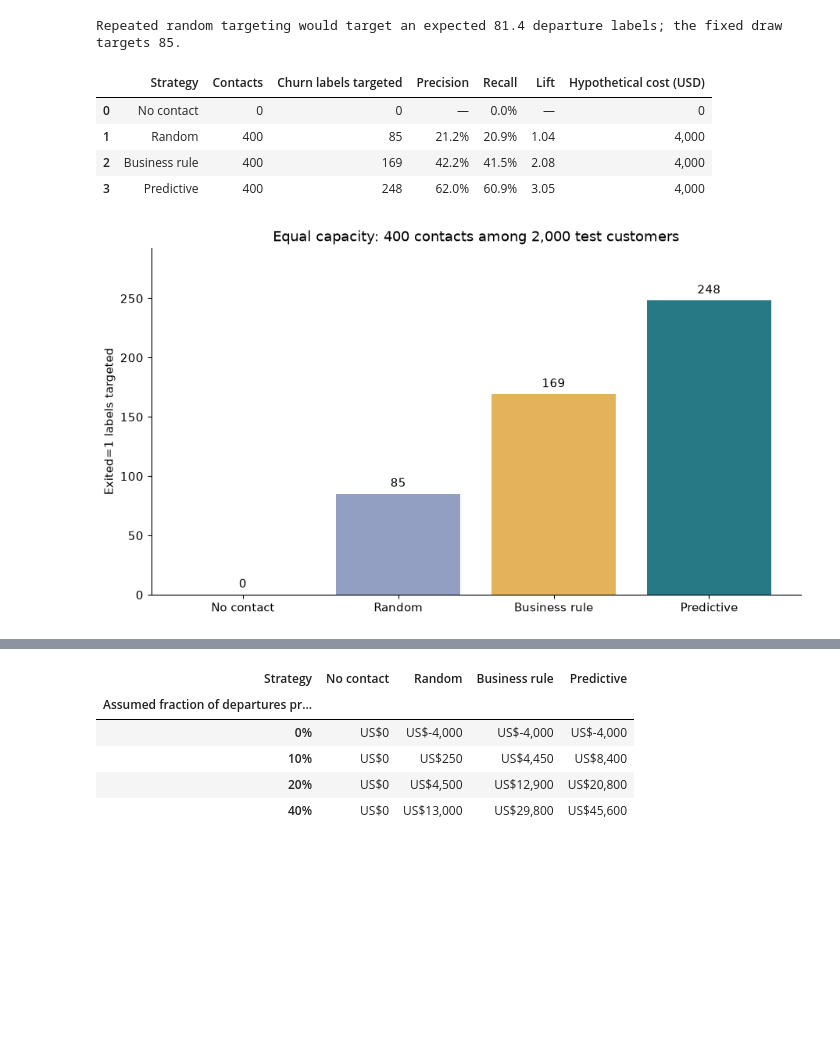
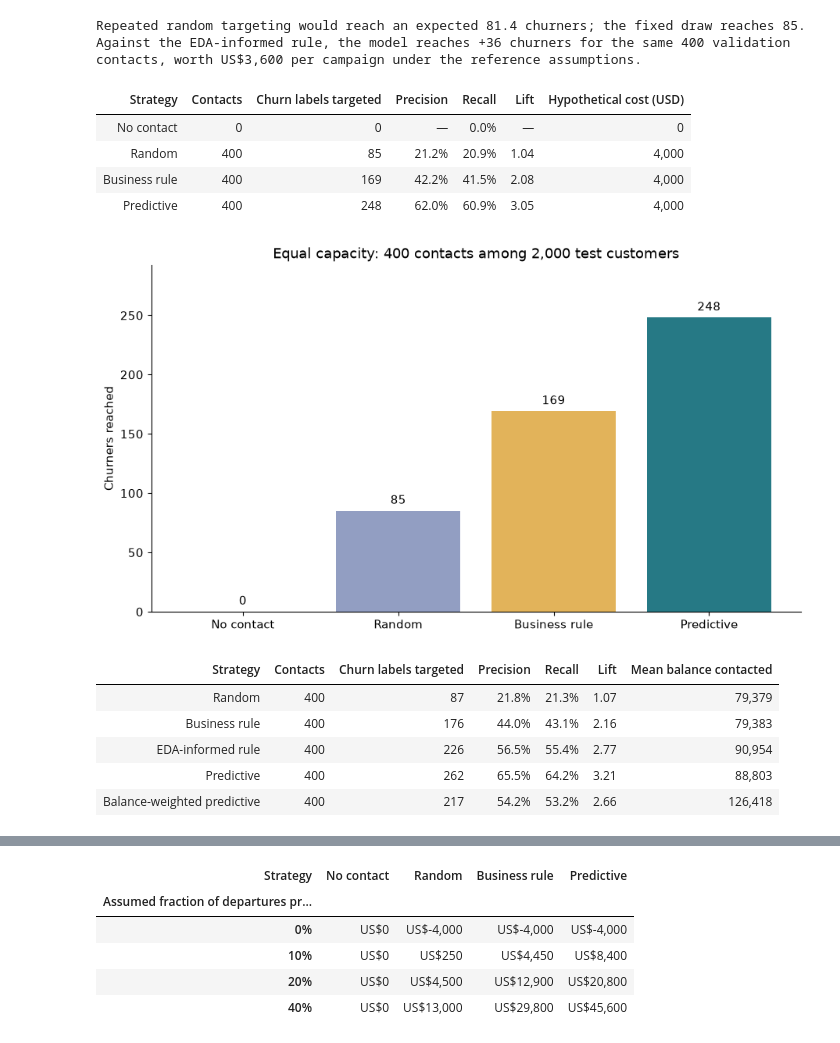
Before and after one commit to capristunt/bank-churn-analysis, a Jupyter notebook: notebooks/04-business-insights.ipynb, the cells around one changed output, grey strips where cells are left out. Drawn from its saved outputs; the diff is of its cells as text; code cells hidden in the pictures; blank space fills up the shorter version.

```diff
--- a/notebooks/04-business-insights.ipynb
+++ b/notebooks/04-business-insights.ipynb
@@ -31,16 +31,31 @@ segments=pd.read_csv(OUT/'segments_train.csv')
 eda=json.loads((OUT/'eda_summary.json').read_text())
 assert eda['source_split_sha256']==freeze['split_sha256']
 assert result['selected_model']==freeze['selected_model']
+# Business views produced by 02 and 03; read, never recomputed here.
+profiles=pd.read_csv(OUT/'profiles_train.csv')
+age_fine=pd.read_csv(OUT/'age_bands_train.csv')
+context=json.loads((OUT/'business_context_train.json').read_text())
+explanation=json.loads((OUT/'model_explanation.json').read_text())
+bench=pd.read_csv(OUT/'targeting_rules_validation.csv')
+curve=pd.read_csv(OUT/'gain_curve_validation.csv')
 strategy=pd.DataFrame(result['strategies'])
 eco=freeze['economics']
 chosen=result['metrics'][result['selected_model']]
 ci=result['selected_bootstrap_ic95']
+q_breakeven=eco['cost_eur']*chosen['contacts']/(eco['margin_eur']*chosen['departs_contactes'])
+kpi=pd.DataFrame([
+ {'Indicateur':'Churners reached by contacting 20% of customers','Valeur (test)':f"{chosen['rappel_budget']:.0%} ({chosen['departs_contactes']} of {result['positifs_test']})"},
+ {'Indicateur':'Efficiency versus a random campaign','Valeur (test)':f"×{chosen['lift_budget']:.1f}"},
+ {'Indicateur':'Efficiency versus the frozen business rule','Valeur (test)':f"+{chosen['departs_contactes']/int(strategy.set_index('strategie').loc['Métier','departs_contactes'])-1:.0%} churners reached"},
+ {'Indicateur':'Retention rate needed to break even','Valeur (test)':f"{q_breakeven:.1%} of contacted churners"},
+]).set_index('Indicateur')
+display(kpi.style)
 display(Markdown(f"""## What the study establishes
 
-Among **{result['n_test']:,} test customers**, with **{result['positifs_test']} departure labels**, the model selected on validation is **{en(result['selected_model'])}**. Its ROC-AUC is **{chosen['roc_auc']:.3f}** (95% bootstrap CI {ci['roc_auc']['bas']:.3f}–{ci['roc_auc']['haut']:.3f}), and AP is **{chosen['average_precision']:.3f}**, compared with test prevalence of **{chosen['prevalence']:.1%}**. Brier is **{chosen['brier']:.3f}**.
+Among **{result['n_test']:,} test customers** carrying **{result['positifs_test']} churn labels**, the model selected on validation is **{en(result['selected_model'])}**. Its ROC-AUC is **{chosen['roc_auc']:.3f}** (95% bootstrap CI {ci['roc_auc']['bas']:.3f}–{ci['roc_auc']['haut']:.3f}) and its average precision **{chosen['average_precision']:.3f}**, against a test prevalence of **{chosen['prevalence']:.1%}**; Brier is **{chosen['brier']:.3f}**.
 
-At an illustrative capacity of **20%**, or **{chosen['contacts']} contacts**, predictive targeting concentrates **{chosen['departs_contactes']} departure labels**: precision **{chosen['precision_budget']:.1%}**, recall **{chosen['rappel_budget']:.1%}**, lift **{chosen['lift_budget']:.2f}**. The bootstrap interval for precision is {ci['precision_budget']['bas']:.1%}–{ci['precision_budget']['haut']:.1%} (1,000 resamples; fixed model).
+At a capacity of **{chosen['contacts']} contacts**, predictive targeting reaches **{chosen['departs_contactes']} churners**: precision **{chosen['precision_budget']:.1%}** (bootstrap {ci['precision_budget']['bas']:.1%}–{ci['precision_budget']['haut']:.1%}), recall **{chosen['rappel_budget']:.1%}**, lift **{chosen['lift_budget']:.2f}**.
 
-These figures come from notebook 03. They assess retrospective ranking without evidence that features precede departure. Sigmoid calibration was selected for its better **validation** Brier score; its benefit is not guaranteed on the test set. The 20% quota is a capacity scenario, not a demonstrated optimal budget.
+**What this study can and cannot tell you.** It ranks churn risk on undated retrospective records, and that ranking is measured. It does not measure whether any offer retains anyone: the label records a departure, not a response, and no customer in this file was ever contacted. The split is random rather than chronological, feature timing before departure is unverified, and the churn definition is an educational convention. Every dollar figure below follows from assumptions fixed in 03, not from a campaign. These limits apply to the whole notebook and are not repeated section by section; the full list closes the report.
 """))
 # %% [output]
@@ -102,20 +124,33 @@ Churn risk does not measure response to an offer. “Targeted departures” are
 # %%
 target_table=strategy[['strategie','contacts','departs_contactes','precision','rappel','lift','cout_scenario_eur']].rename(columns={'strategie':'Stratégie','contacts':'Contacts','departs_contactes':'Labels départ ciblés','precision':'Précision','rappel':'Rappel','lift':'Lift','cout_scenario_eur':'Coût hypothétique (USD)'})
-display(target_table.style.format({'Précision':'{:.1%}','Rappel':'{:.1%}','Lift':'{:.2f}','Coût hypothétique (USD)':'{:,.0f}'},na_rep='—'))
+display(target_table.style.format({'Précision':'{:.1%}','Rappel':'{:.1%}','Lift':'{:.2f}','Coût hypothétique (USD)':'{:,.0f}'},na_rep='—').hide(axis='index'))
 fig,ax=plt.subplots(layout='constrained')
 bars=ax.bar(strategy.strategie.map(en),strategy.departs_contactes,color=['#969696','#929ec2','#e2b35a','#267985'])
 ax.bar_label(bars,padding=4)
-ax.set(ylabel='Exited=1 labels targeted',title='Equal capacity: 400 contacts among 2,000 test customers',ylim=(0,strategy.departs_contactes.max()*1.18))
+ax.set(ylabel='Churners reached',title='Equal capacity: 400 contacts among 2,000 test customers',ylim=(0,strategy.departs_contactes.max()*1.18))
 plt.show()
-print(f"Repeated random targeting would target an expected {result['random_expected_departures']:.1f} departure labels; the fixed draw targets {int(strategy.loc[strategy.strategie.eq('Aléatoire'),'departs_contactes'].iloc[0])}.")
+print(f"Repeated random targeting would reach an expected {result['random_expected_departures']:.1f} churners; the fixed draw reaches {int(strategy.loc[strategy.strategie.eq('Aléatoire'),'departs_contactes'].iloc[0])}.")
+# Fairer benchmark, computed on validation in 03 and declared post hoc.
+fair=bench.rename(columns={'strategie':'Stratégie','contacts':'Contacts','departs_contactes':'Labels départ ciblés','precision':'Précision','rappel':'Rappel','lift':'Lift','solde_moyen_contactes':'Mean balance contacted'})
+fair['Stratégie']=fair['Stratégie'].map(en)
+display(fair.style.format({'Précision':'{:.1%}','Rappel':'{:.1%}','Lift':'{:.2f}','Mean balance contacted':'{:,.0f}'}).hide(axis='index'))
+advance=explanation['avance_sur_regle_eda']
+print(f"Against the EDA-informed rule, the model reaches +{advance['departs']} churners for the same 400 validation contacts, worth US${advance['gain_scenario_usd']:,.0f} per campaign under the reference assumptions.")
 # %% [output]
-Repeated random targeting would target an expected 81.4 departure labels; the fixed draw targets 85.
+Repeated random targeting would reach an expected 81.4 churners; the fixed draw reaches 85.
+Against the EDA-informed rule, the model reaches +36 churners for the same 400 validation contacts, worth US$3,600 per campaign under the reference assumptions.
-|  | Strategy | Contacts | Churn labels targeted | Precision | Recall | Lift | Hypothetical cost (USD) |
-| 0 | No contact | 0 | 0 | — | 0.0% | — | 0 |
-| 1 | Random | 400 | 85 | 21.2% | 20.9% | 1.04 | 4,000 |
-| 2 | Business rule | 400 | 169 | 42.2% | 41.5% | 2.08 | 4,000 |
-| 3 | Predictive | 400 | 248 | 62.0% | 60.9% | 3.05 | 4,000 |
+| Strategy | Contacts | Churn labels targeted | Precision | Recall | Lift | Hypothetical cost (USD) |
+| No contact | 0 | 0 | — | 0.0% | — | 0 |
+| Random | 400 | 85 | 21.2% | 20.9% | 1.04 | 4,000 |
+| Business rule | 400 | 169 | 42.2% | 41.5% | 2.08 | 4,000 |
+| Predictive | 400 | 248 | 62.0% | 60.9% | 3.05 | 4,000 |
-[figure, old version]
+[figure, new version]
+| Strategy | Contacts | Churn labels targeted | Precision | Recall | Lift | Mean balance contacted |
+| Random | 400 | 87 | 21.8% | 21.3% | 1.07 | 79,379 |
+| Business rule | 400 | 176 | 44.0% | 43.1% | 2.16 | 79,383 |
+| EDA-informed rule | 400 | 226 | 56.5% | 55.4% | 2.77 | 90,954 |
+| Predictive | 400 | 262 | 65.5% | 64.2% | 3.21 | 88,803 |
+| Balance-weighted predictive | 400 | 217 | 54.2% | 53.2% | 2.66 | 126,418 |
 # %% [markdown]
 ## Economic scenarios: quantify conditions, not measured ROI
 
```
Also changed, not shown: parts of 12 cells of this notebook, 18 other files.
